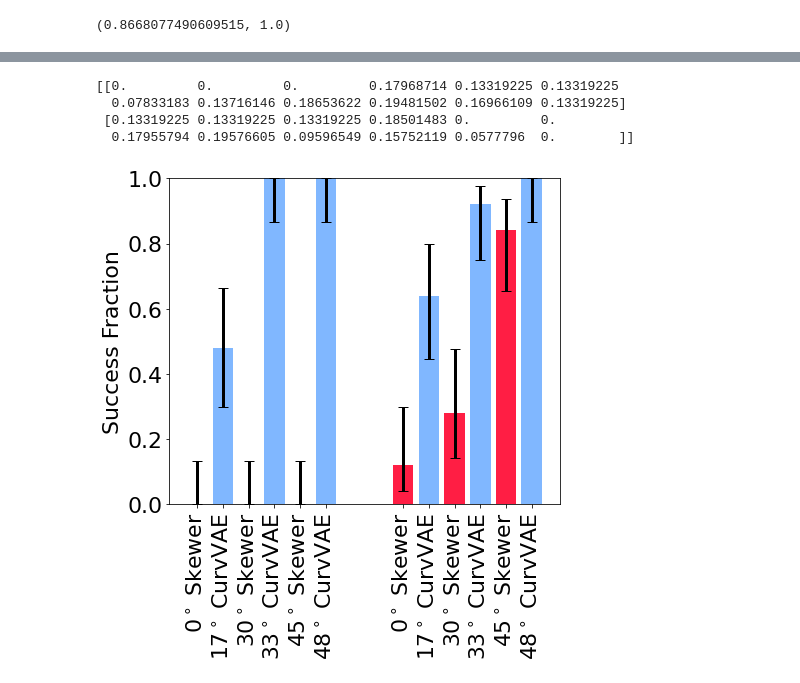
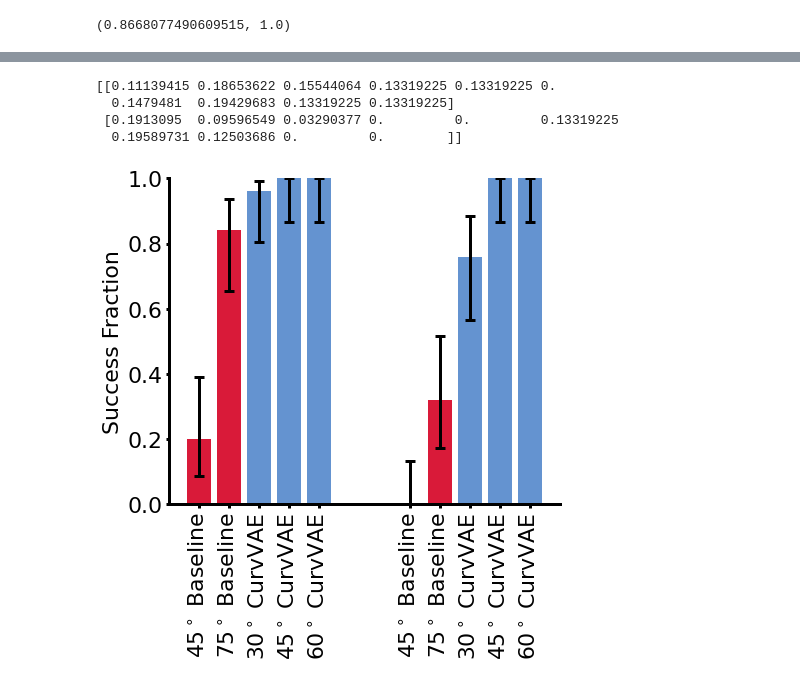
Before and after one commit to travers-rhodes/IROS2022CurvVAE, a Jupyter notebook: notebooks/Binomial Confidence Intervals.ipynb, the cells around one changed output, grey strips where cells are left out. Drawn from its saved outputs; the diff is of its cells as text; code cells hidden in the pictures.

Commit message:
make curvature figure

```diff
--- a/notebooks/Binomial Confidence Intervals.ipynb
+++ b/notebooks/Binomial Confidence Intervals.ipynb
@@ -16,19 +18,19 @@ import numpy as np
 # %%
 gap = 2
-basexs = np.array([0,2,4,1,3,5])
-xs = np.array(basexs.tolist() + (basexs+ 6 + gap).tolist())*2
-successes = [0,0,0,12,25,25,3,7,21,16,23,25]
+basexs = np.array([0,1,2,3,4])
+xs = np.array(basexs.tolist() + (basexs+ 5 + gap).tolist())*2
+successes = [5,21,24,25,25,0,8,19,25,25]
 ys = np.array(successes)/25
 yerrs = np.abs(np.array([get_confidence_bounds(s,25) for s in successes]).T-ys)
 print(yerrs)
-tick_labs = np.array(["$0^\circ$ Skewer", "$30^\circ$ Skewer", "$45^\circ$ Skewer", "$17^\circ$ CurvVAE", "$33^\circ$ CurvVAE", "$48^\circ$ CurvVAE"] * 2)
-blue = ((np.array([0,47,108])+108)/216).tolist()
-red = (np.array([170,20,45])/170).tolist()
+tick_labs = np.array(["$45^\circ$ Baseline","$75^\circ$ Baseline","$30^\circ$ CurvVAE","$45^\circ$ CurvVAE","$60^\circ$ CurvVAE"] * 2)
+blue = ((np.array([0,47,108])+100)/255).tolist()
+red = (np.array([170,20,45])/200).tolist()
 
-colors = np.array(([red] * 3 + [blue] * 3) * 2)
+colors = np.array(([red] * 2 + [blue] * 3) * 2)
 # %% [output]
-[[0.         0.         0.         0.17968714 0.13319225 0.13319225
-  0.07833183 0.13716146 0.18653622 0.19481502 0.16966109 0.13319225]
- [0.13319225 0.13319225 0.13319225 0.18501483 0.         0.
-  0.17955794 0.19576605 0.09596549 0.15752119 0.0577796  0.        ]]
+[[0.11139415 0.18653622 0.15544064 0.13319225 0.13319225 0.
+  0.1479481  0.19429683 0.13319225 0.13319225]
+ [0.1913095  0.09596549 0.03290377 0.         0.         0.13319225
+  0.19589731 0.12503686 0.         0.        ]]
 # %%
@@ -36,11 +38,19 @@ import matplotlib
 font = {'size'   : 22}
 matplotlib.rc('font', **font)
 # %%
-plt.figure(figsize=(7,6))
-plt.bar(xs,ys,yerr=yerrs,tick_label=tick_labs,color=colors,capsize=5,error_kw={"linewidth":3},width=1.6)
+f,ax = plt.subplots(1,1,figsize=(7,6))
+q = plt.bar(xs,ys,yerr=yerrs,tick_label=tick_labs,color=colors,capsize=5,error_kw={"linewidth":3,"markeredgewidth":3},width=1.6)
 plt.xticks(rotation = 90)
 plt.ylabel("Success Fraction")
 plt.ylim(0,1)
-plt.savefig("images/successResultBarChart.png",bbox_inches="tight")
+ax.spines['right'].set_visible(False)
+ax.spines['top'].set_visible(False)
+plt.setp(ax.spines.values(), linewidth=3)
+plt.setp(ax.spines.values(), linewidth=3)
+ax.xaxis.set_tick_params(width=3)
+ax.yaxis.set_tick_params(width=3)
+savefilename = "images/successResultBarChart.png"
+plt.setp(ax.spines.values(), linewidth=3)
+plt.savefig(savefilename,bbox_inches="tight")
 # %% [output]
-[figure, old version]
+[figure, new version]
```
Also changed, not shown: parts of 3 cells of this notebook, 2 other files.
